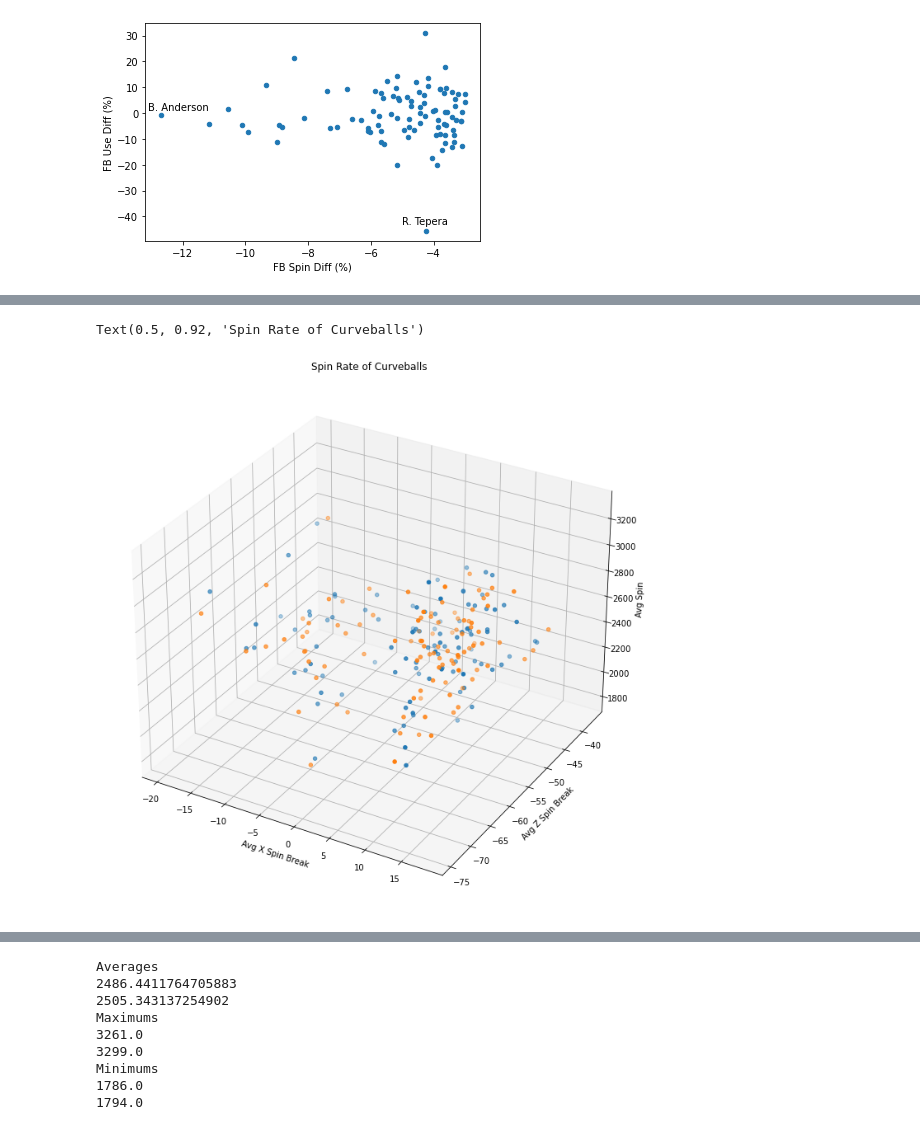
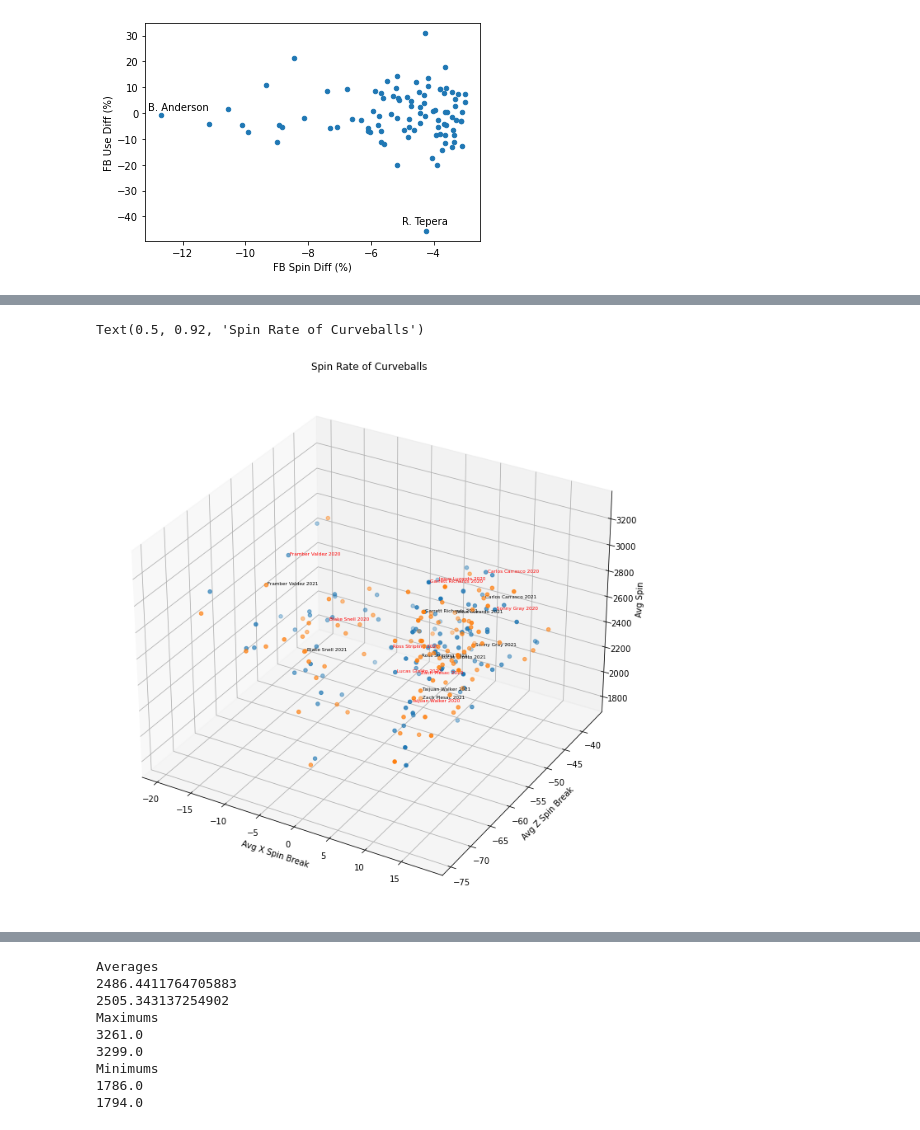
Before and after one commit to Jesparza17/Jesparza17, a Jupyter notebook: Project Notebook.ipynb, the cells around one changed output, grey strips where cells are left out. Cells and saved outputs as stored; diff of their text form; code cells hidden in the pictures.

```diff
--- a/Project Notebook.ipynb
+++ b/Project Notebook.ipynb
@@ -140,4 +141,6 @@ bigdrop.head()   # There are 94 pitchers here
 | Cody Ponce | 68.3 | 91.9 | 2529 | 61.0 | 92.0 | 2278 | ... |
 # %%
 bigdrop["FB Use Diff (%)"].mean()
+a=fbboth.loc[' Gerrit Cole']
+a
 # %% [output]
@@ -185,3 +207,28 @@ curves.head()
+# %%
+#Standarizing each variable for each year of curveball data
+curves_2020_std = (
+    (curves_2020 - curves_2020.mean()) /
+    curves_2020.std()
+)
+curves_2021_std = (
+    (curves_2021 - curves_2021.mean()) /
+    curves_2021.std()
+)
+# %%
+#Iterating through both yearly curveball data and calculating its euclidian distance to see whose shifted the most
+temp_df = pd.DataFrame()
+for i in curves_2020_std.itertuples(index = True):
+    for j in curves_2021_std.itertuples(index = True):
+        a = np.array(i[1:])
+        b = np.array(j[1:])
+        if i[0] == j[0]:
+            z = np.sqrt(((a - b) ** 2).sum())
+            x = i[0]
+            y ={'Name':x,'Distance':z}
+            temp_df = temp_df.append(y,ignore_index = True)
+temp_df.set_index('Name',inplace = True,drop = True)
+curves['Distance'] = temp_df['Distance']
 # %%
-# Get 10 pitchers with the highest average spin
-curves2020_max = curves.nlargest(10,'CB Avg Spin 2020')
+# Get 10 pitchers whose spin dropped from 2020->2021 and had the largest euclidian distance
+curves_max = curves[curves['CB Avg Spin 2021']<curves['CB Avg Spin 2020']].nlargest(10,'Distance')
+curves_max
@@ -188,21 +248,32 @@ curves2020_max = curves.nlargest(10,'CB Avg Spin 2020')
 # %%
-
 #3D Scatter plot of pitchers from 2020 and 2021 and their avg spin, horiz break, and vert break on curveballs
 from mpl_toolkits.mplot3d import Axes3D
 fig = plt.figure(figsize = (12,9))
 ax = Axes3D(fig)
 x = curves['CB Avg X Break 2020']
 y = curves['CB Avg Z Break 2020']
 z = curves['CB Avg Spin 2020']
 a=curves['CB Avg X Break 2021']
 b=curves['CB Avg Z Break 2021']
 c=curves['CB Avg Spin 2021']
 ax.scatter(x,y,z)
 ax.scatter(a,b,c)
 ax.set_xlabel('Avg X Spin Break')
 ax.set_ylabel('Avg Z Spin Break')
 ax.set_zlabel('Avg Spin')
+for i in curves_max.itertuples():
+    a = np.array(i[1:])
+    x_2020 = a[1]
+    y_2020 = a[2]
+    z_2020 = a[0]
+    name_2020 = i[0]
+    x_2021 = a[4]
+    y_2021 = a[5]
+    z_2021 = a[3]
+    name_2021 = i[0]
+    ax.text(x_2020,y_2020,z_2020,s = name_2020+ ' 2020',color = 'red',fontsize = 'xx-small')
+    ax.text(x_2021,y_2021,z_2021,s = name_2021+ ' 2021',color = 'black',fontsize = 'xx-small')
 plt.title('Spin Rate of Curveballs')
 # %% [output]
 Text(0.5, 0.92, 'Spin Rate of Curveballs')
-[figure, old version]
+[figure, new version]
```
Also changed, not shown: parts of 7 cells of this notebook.
